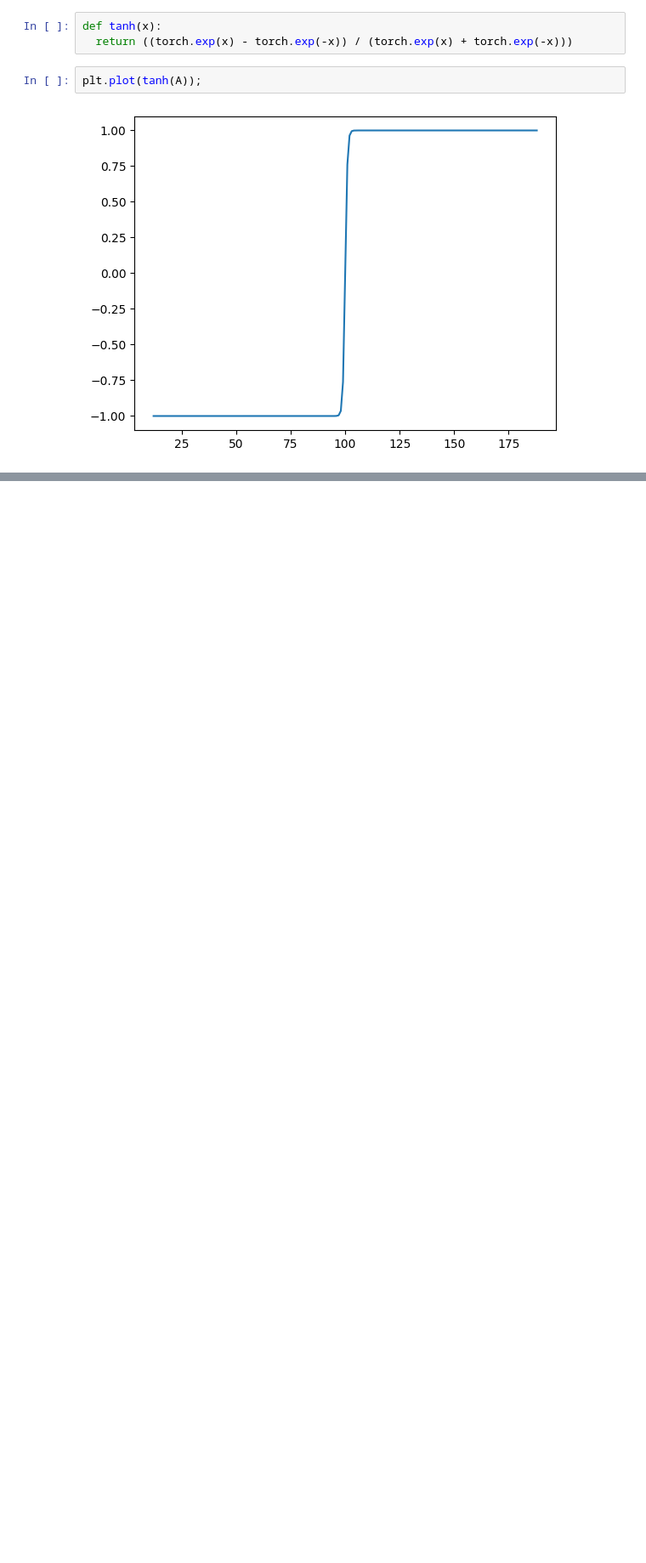
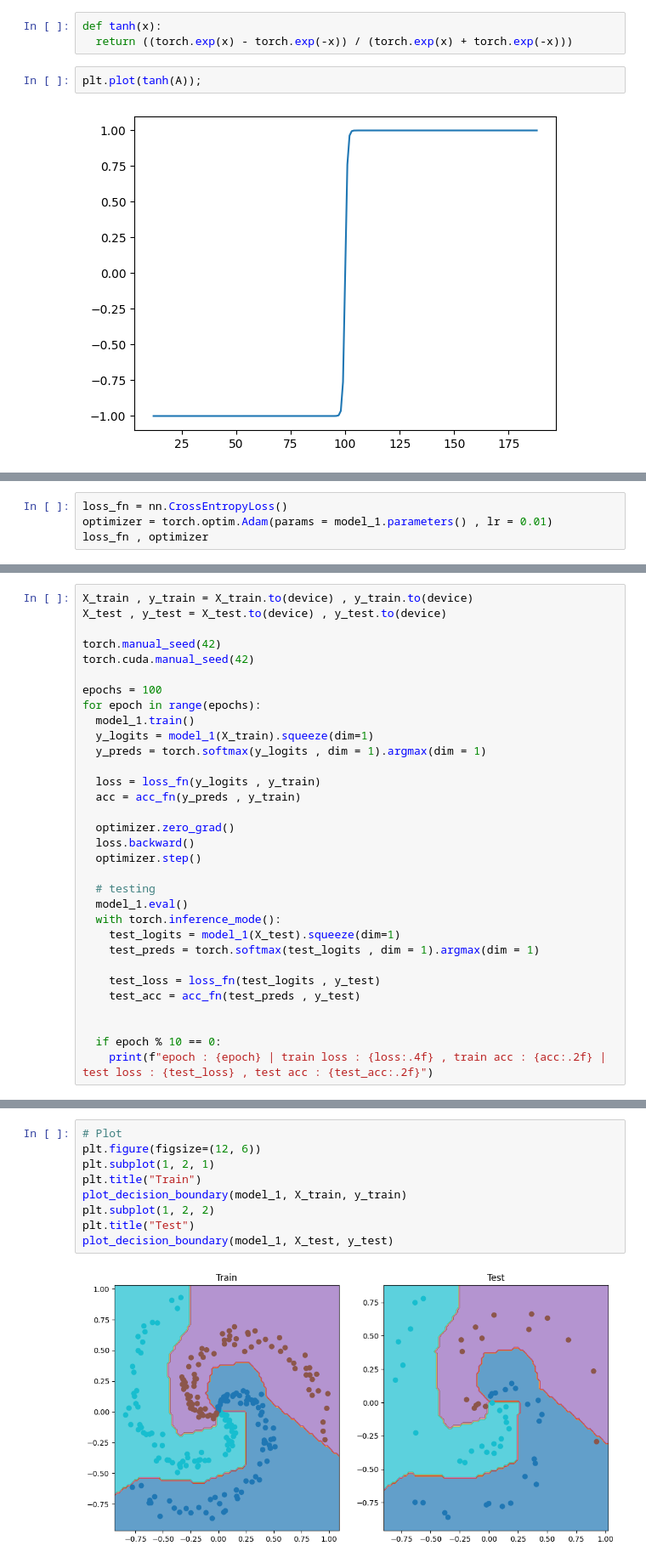
Before and after one commit to mahidhiman12/Deep_learning_with_PyTorch, a Jupyter notebook: 4_PyTorch_NN_exercise.ipynb, the cells around one changed output, grey strips where cells are left out. Shown: that part at 85% size. Saved outputs shown, nothing was run; the diff lists cells and outputs as text; blank space fills up the shorter version.

```diff
--- a/4_PyTorch_NN_exercise.ipynb
+++ b/4_PyTorch_NN_exercise.ipynb
@@ -257,0 +326,4 @@ plt.show()
+# %%
+loss_fn = nn.CrossEntropyLoss()
+optimizer = torch.optim.Adam(params = model_1.parameters() , lr = 0.01)
+loss_fn , optimizer
@@ -257,0 +345,32 @@ plt.show()
+# %%
+X_train , y_train = X_train.to(device) , y_train.to(device)
+X_test , y_test = X_test.to(device) , y_test.to(device)
+
+torch.manual_seed(42)
+torch.cuda.manual_seed(42)
+
+epochs = 100
+for epoch in range(epochs):
+  model_1.train()
+  y_logits = model_1(X_train).squeeze(dim=1)
+  y_preds = torch.softmax(y_logits , dim = 1).argmax(dim = 1)
+
+  loss = loss_fn(y_logits , y_train)
+  acc = acc_fn(y_preds , y_train)
+
+  optimizer.zero_grad()
+  loss.backward()
+  optimizer.step()
+
+  # testing
+  model_1.eval()
+  with torch.inference_mode():
+    test_logits = model_1(X_test).squeeze(dim=1)
+    test_preds = torch.softmax(test_logits , dim = 1).argmax(dim = 1)
+
+    test_loss = loss_fn(test_logits , y_test)
+    test_acc = acc_fn(test_preds , y_test)
+
+
+  if epoch % 10 == 0:
+    print(f"epoch : {epoch} | train loss : {loss:.4f} , train acc : {acc:.2f} | test loss : {test_loss} , test acc : {test_acc:.2f}")
@@ -257,0 +388,11 @@ plt.show()
+# %%
+# Plot
+plt.figure(figsize=(12, 6))
+plt.subplot(1, 2, 1)
+plt.title("Train")
+plot_decision_boundary(model_1, X_train, y_train)
+plt.subplot(1, 2, 2)
+plt.title("Test")
+plot_decision_boundary(model_1, X_test, y_test)
+# %% [output]
+[figure, added]
```
Also changed, not shown: parts of 17 cells of this notebook.
